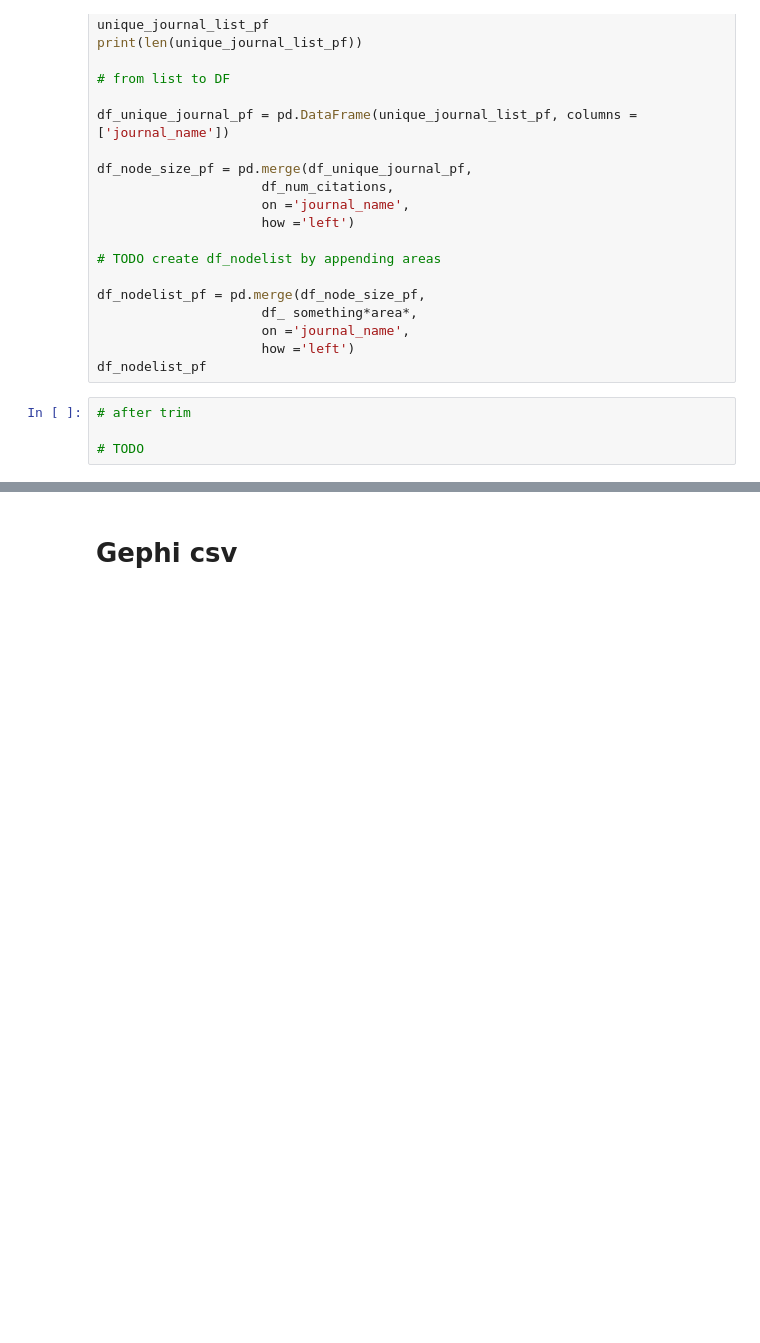
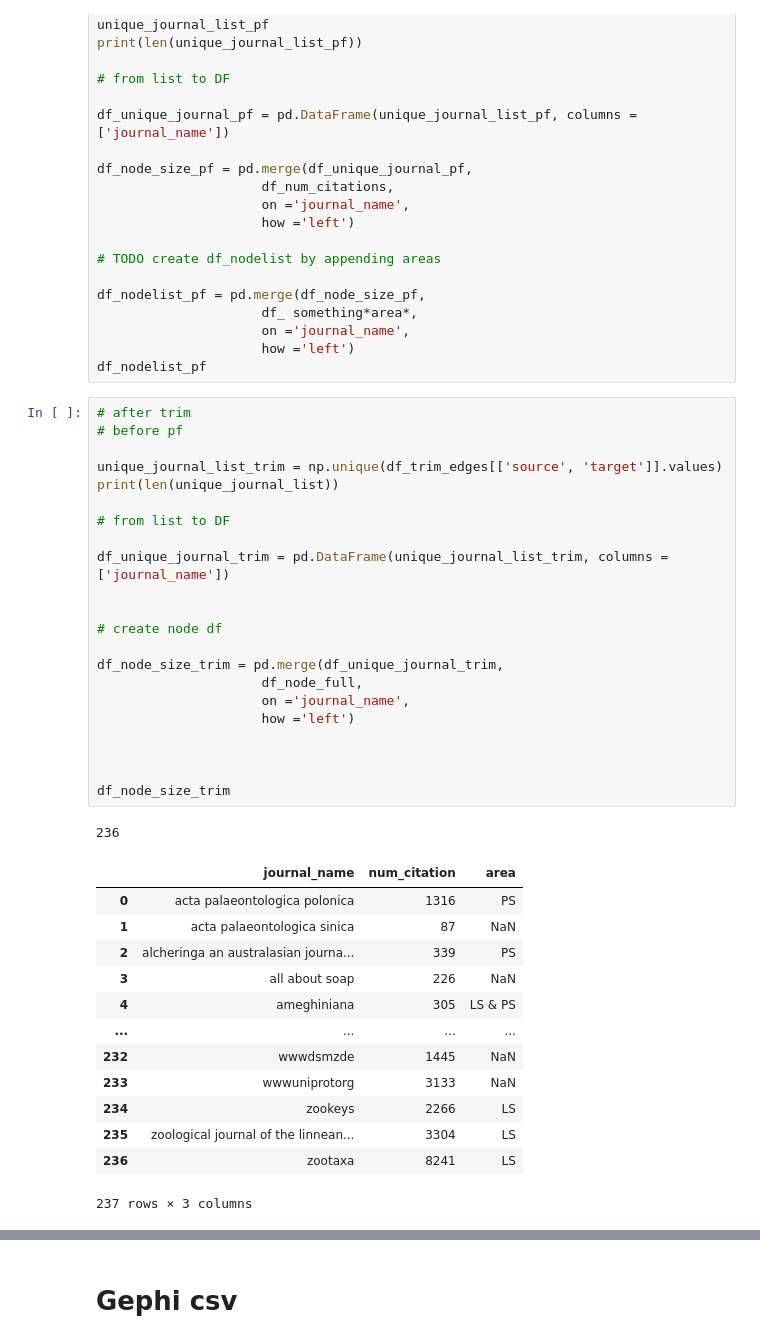
Before and after one commit to stepkurniawan/network-analysis-wikipedia-journals, a Jupyter notebook: codes/2_Data_preparation.ipynb, the cells around one changed output, grey strips where cells are left out. Cells and saved outputs as stored; diff of their text form; blank space fills up the shorter version.

```diff
--- a/codes/2_Data_preparation.ipynb
+++ b/codes/2_Data_preparation.ipynb
@@ -411,5 +438,38 @@ df_nodelist_pf = pd.merge(df_node_size_pf,
 df_nodelist_pf
 # %%
 # after trim
+# before pf
 
-# TODO
+unique_journal_list_trim = np.unique(df_trim_edges[['source', 'target']].values)
+print(len(unique_journal_list))
+
+# from list to DF
+
+df_unique_journal_trim = pd.DataFrame(unique_journal_list_trim, columns = ['journal_name'])
+
+
+# create node df
+
+df_node_size_trim = pd.merge(df_unique_journal_trim,
+                     df_node_full,
+                     on ='journal_name',
+                     how ='left')
+
+
+
+df_node_size_trim
+# %% [output]
+236
+|  | journal_name | num_citation | area |
+| 0 | acta palaeontologica polonica | 1316 | PS |
+| 1 | acta palaeontologica sinica | 87 | NaN |
+| 2 | alcheringa an australasian journa... | 339 | PS |
+| 3 | all about soap | 226 | NaN |
+| 4 | ameghiniana | 305 | LS & PS |
+| ... | ... | ... | ... |
+| 232 | wwwdsmzde | 1445 | NaN |
+| 233 | wwwuniprotorg | 3133 | NaN |
+| 234 | zookeys | 2266 | LS |
+| 235 | zoological journal of the linnean... | 3304 | LS |
+| 236 | zootaxa | 8241 | LS |
+237 rows × 3 columns
```
Also changed, not shown: parts of 19 cells of this notebook.
